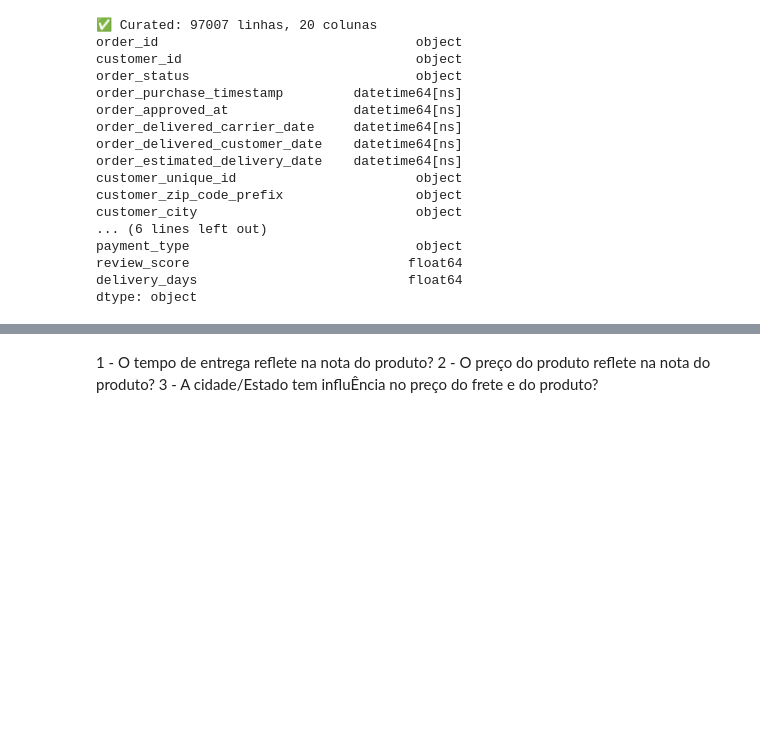
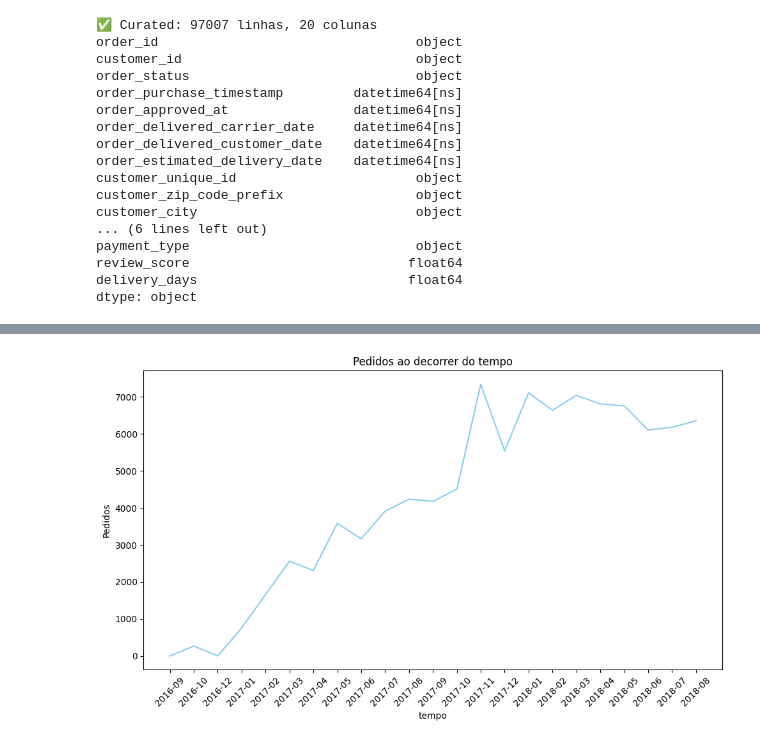
Before and after one commit to th900/projeto-de-engenharia-de-dados-olist, a Jupyter notebook: E_COMMERCE.ipynb, the cells around one changed output, grey strips where cells are left out. Saved outputs shown, nothing was run; the diff lists cells and outputs as text; code cells hidden in the pictures; blank space fills up the shorter version.

```diff
--- a/E_COMMERCE.ipynb
+++ b/E_COMMERCE.ipynb
@@ -518,4 +502,13 @@ df_curated
-# %% [markdown]
-1 - O tempo de entrega reflete na nota do produto?
-2 - O preço do produto reflete na nota do produto?
-3 - A cidade/Estado tem influÊncia no preço do frete e do produto?
+# %%
+## 06 - Análise dos dados
+
+plt.figure(figsize=(10, 6))
+order_per_month = df_curated.groupby(df_curated["order_purchase_timestamp"].dt.to_period("M")).size()
+plt.plot(order_per_month.index.astype(str), order_per_month.values, color = "Skyblue")
+plt.title("Pedidos ao decorrer do tempo")
+plt.xlabel("tempo")
+plt.ylabel("Pedidos")
+plt.xticks(rotation=45)
+plt.tight_layout()
+# %% [output]
+[figure, added]
```
Also changed, not shown: parts of 3 cells of this notebook.
